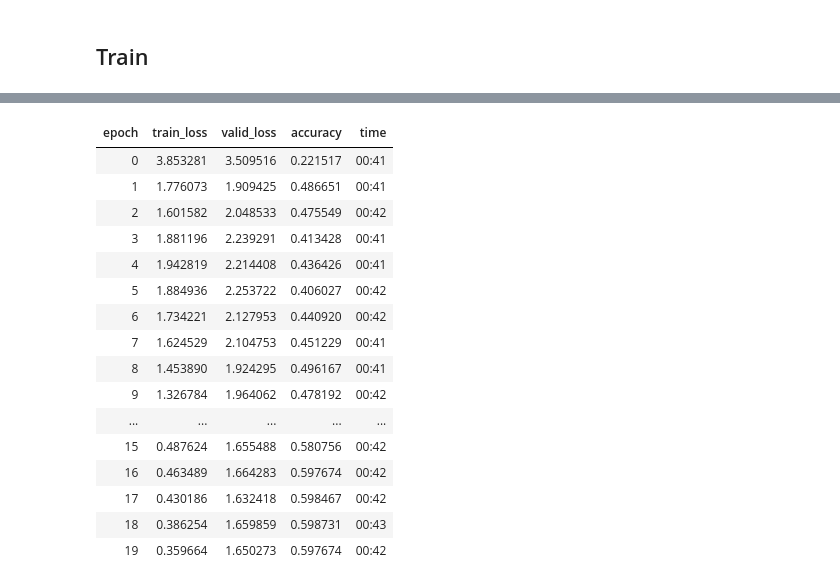
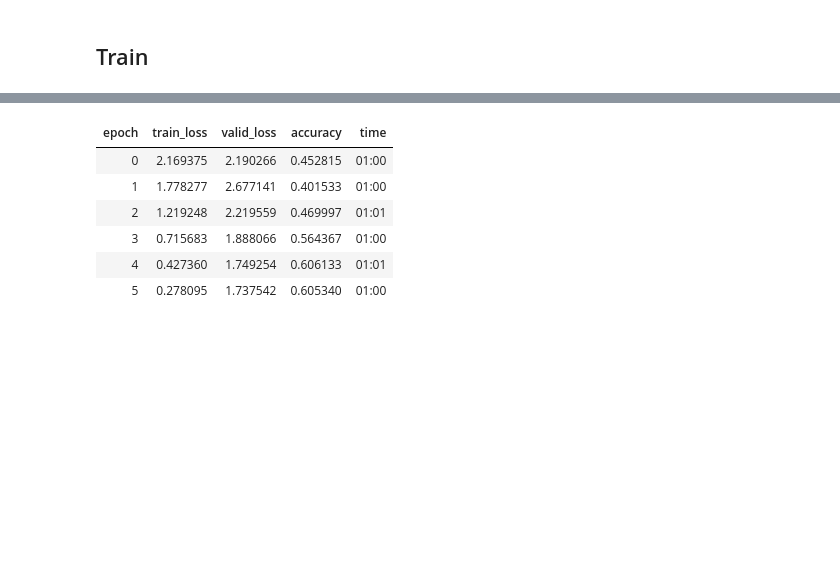
Before and after one commit to tcapelle/action_recognition, a Jupyter notebook: nbs/04_train_convlstm.ipynb, the cells around one changed output, grey strips where cells are left out. Saved outputs shown, nothing was run; the diff lists cells and outputs as text; code cells hidden in the pictures; blank space fills up the shorter version.

```diff
--- a/nbs/04_train_convlstm.ipynb
+++ b/nbs/04_train_convlstm.ipynb
@@ -21,5 +27,5 @@ FileNotFoundError: [Errno 2] No such file or directory: '/home/tcapelle/SteadySu
 # %%
-seq_len = 5
+seq_len = 48
 image_size = 128
 assert len(files)/8 == len(files)//8
 # %%
@@ -28,7 +34,7 @@ val_idxs = get_split_idxs()
 # %% [markdown]
 ## Train
 # %%
-dls = get_action_dataloaders(files, bs=32, image_size=image_size, seq_len=seq_len, val_idxs=val_idxs, random_sample=False)
+dls = get_action_dataloaders(files, bs=64, image_size=image_size, seq_len=seq_len, val_idxs=val_idxs, random_sample=False)
 # %%
 dls.show_batch()
 # %% [output]
@@ -44,7 +50,7 @@ dls.show_batch()
 # %%
-model = ConvLSTM(num_classes=dls.c, hidden_dim=128)
+model = ConvLSTM(num_classes=dls.c, hidden_dim=256)
 # %%
-learn = Learner(dls, model, metrics=[accuracy], wd=0.1, cbs=[ModelReseter()], splitter=convlstm_splitter).to_fp16()
+learn = Learner(dls, model, metrics=[accuracy], wd=0.1, cbs=[ModelResetter()], splitter=convlstm_splitter).to_fp16()
 learn.freeze()
 # %%
 learn.lr_find()
@@ -55,23 +63,13 @@ SuggestedLRs(lr_min=0.002754228748381138, lr_steep=0.013182567432522774)
 # %%
-learn.fit_one_cycle(20, 5e-3)
+learn.fit_one_cycle(6, 5e-3)
 # %% [output]
 | epoch | train_loss | valid_loss | accuracy | time |
-| 0 | 3.853281 | 3.509516 | 0.221517 | 00:41 |
-| 1 | 1.776073 | 1.909425 | 0.486651 | 00:41 |
-| 2 | 1.601582 | 2.048533 | 0.475549 | 00:42 |
-| 3 | 1.881196 | 2.239291 | 0.413428 | 00:41 |
-| 4 | 1.942819 | 2.214408 | 0.436426 | 00:41 |
-| 5 | 1.884936 | 2.253722 | 0.406027 | 00:42 |
-| 6 | 1.734221 | 2.127953 | 0.440920 | 00:42 |
-| 7 | 1.624529 | 2.104753 | 0.451229 | 00:41 |
-| 8 | 1.453890 | 1.924295 | 0.496167 | 00:41 |
-| 9 | 1.326784 | 1.964062 | 0.478192 | 00:42 |
-| ... | ... | ... | ... | ... |
-| 15 | 0.487624 | 1.655488 | 0.580756 | 00:42 |
-| 16 | 0.463489 | 1.664283 | 0.597674 | 00:42 |
-| 17 | 0.430186 | 1.632418 | 0.598467 | 00:42 |
-| 18 | 0.386254 | 1.659859 | 0.598731 | 00:43 |
-| 19 | 0.359664 | 1.650273 | 0.597674 | 00:42 |
+| 0 | 2.169375 | 2.190266 | 0.452815 | 01:00 |
+| 1 | 1.778277 | 2.677141 | 0.401533 | 01:00 |
+| 2 | 1.219248 | 2.219559 | 0.469997 | 01:01 |
+| 3 | 0.715683 | 1.888066 | 0.564367 | 01:00 |
+| 4 | 0.427360 | 1.749254 | 0.606133 | 01:01 |
+| 5 | 0.278095 | 1.737542 | 0.605340 | 01:00 |
 # %%
 learn.show_results()
 # %% [output]
```
Also changed, not shown: parts of 6 cells of this notebook, 4 other files.
